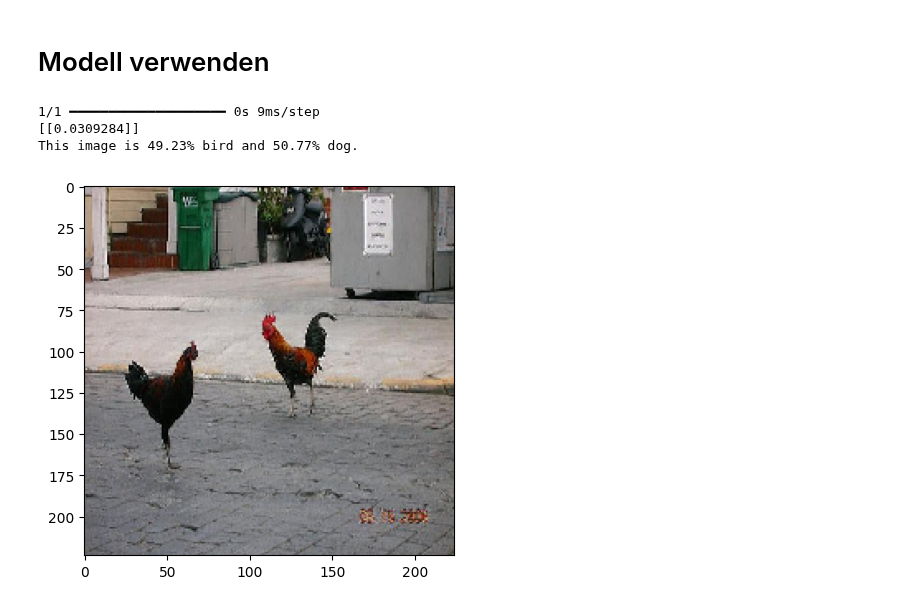
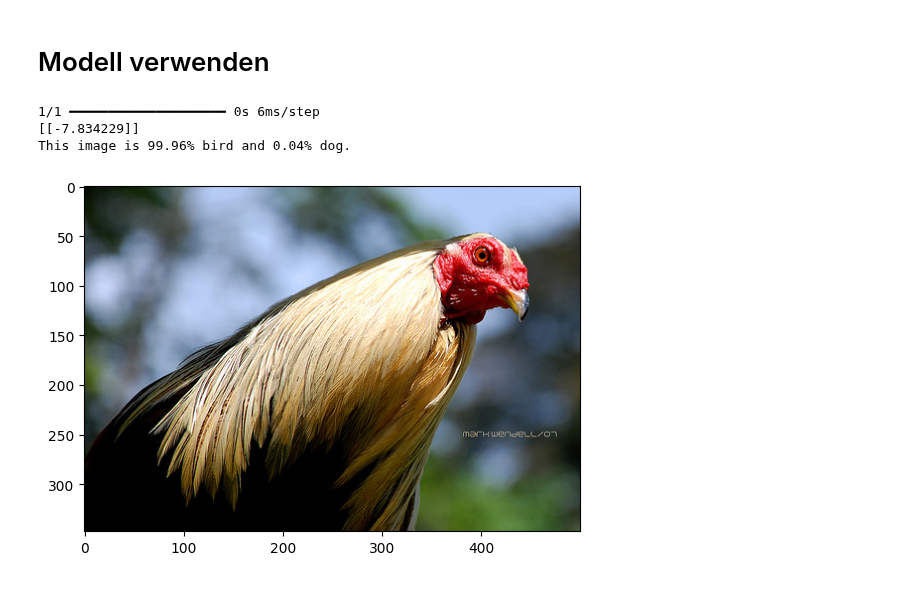
Before and after one commit to AngryBacteria/deeplearning-project-gujen1-steij14, a Jupyter notebook: imagenet_cnn.ipynb, the cells around one changed output. Drawn from its saved outputs; the diff is of its cells as text; code cells hidden in the pictures.

```diff
--- a/imagenet_cnn.ipynb
+++ b/imagenet_cnn.ipynb
@@ -222,28 +265,30 @@ Das Modell wird über mehrere Wochen hinweg trainiert. Dabei verwenden wir mehre
 # %%
 early_stop_cb = keras.callbacks.EarlyStopping(
     min_delta=0.015,
-    patience=3,
-    restore_best_weights=True,
     monitor="val_accuracy",
     mode="max",
-    verbose=1
+    patience=6,
+    restore_best_weights=True,
+    verbose=1,
 )
 checkpointing_cb = keras.callbacks.ModelCheckpoint(
     "bird_dog_classifier.keras",
     monitor="val_accuracy",
+    mode="max",
     verbose=1,
     save_best_only=True,
     save_weights_only=False,
-    mode="max",
     save_freq="epoch",
     initial_value_threshold=None,
 )
 lr_cb = keras.callbacks.ReduceLROnPlateau(
-    monitor = 'val_accuracy',
-    patience=2,
+    min_delta=0.015,
+    monitor="val_accuracy",
+    mode="max",
+    patience=4,
     factor=0.5,
-    min_lr = 0.00001,
-    verbose = 1
+    min_lr=0.00001,
+    verbose=1,
 )
 
 history = model.fit(
@@ -272,18 +336,18 @@ for i, metric in enumerate(["accuracy", "recall", "precision", "loss"]):
 # %% [markdown]
 # Modell verwenden
 # %%
-img = keras.utils.load_img("data/images/bird/n01514668_7481.JPEG", target_size=IMAGE_SIZE)
+img = keras.utils.load_img("data/dog_bird/images/bird/n01514668_3210.JPEG")
 plt.imshow(img)
 
 img_array = keras.utils.img_to_array(img)
-img_array = keras.ops.expand_dims(img_array, 0)
+img_array = keras.ops.expand_dims(img_array, 0)  # makes a batch out of the one image
 
 predictions = model.predict(img_array)
 print(predictions)
 score = float(keras.ops.sigmoid(predictions[0][0]))
 print(f"This image is {100 * (1 - score):.2f}% bird and {100 * score:.2f}% dog.")
 # %% [output]
-1/1 ━━━━━━━━━━━━━━━━━━━━ 0s 9ms/step
-[[0.0309284]]
-This image is 49.23% bird and 50.77% dog.
+1/1 ━━━━━━━━━━━━━━━━━━━━ 0s 6ms/step
+[[-7.834229]]
+This image is 99.96% bird and 0.04% dog.
-[figure, old version]
+[figure, new version]
```
Also changed, not shown: parts of 9 cells of this notebook, 3 other files.
